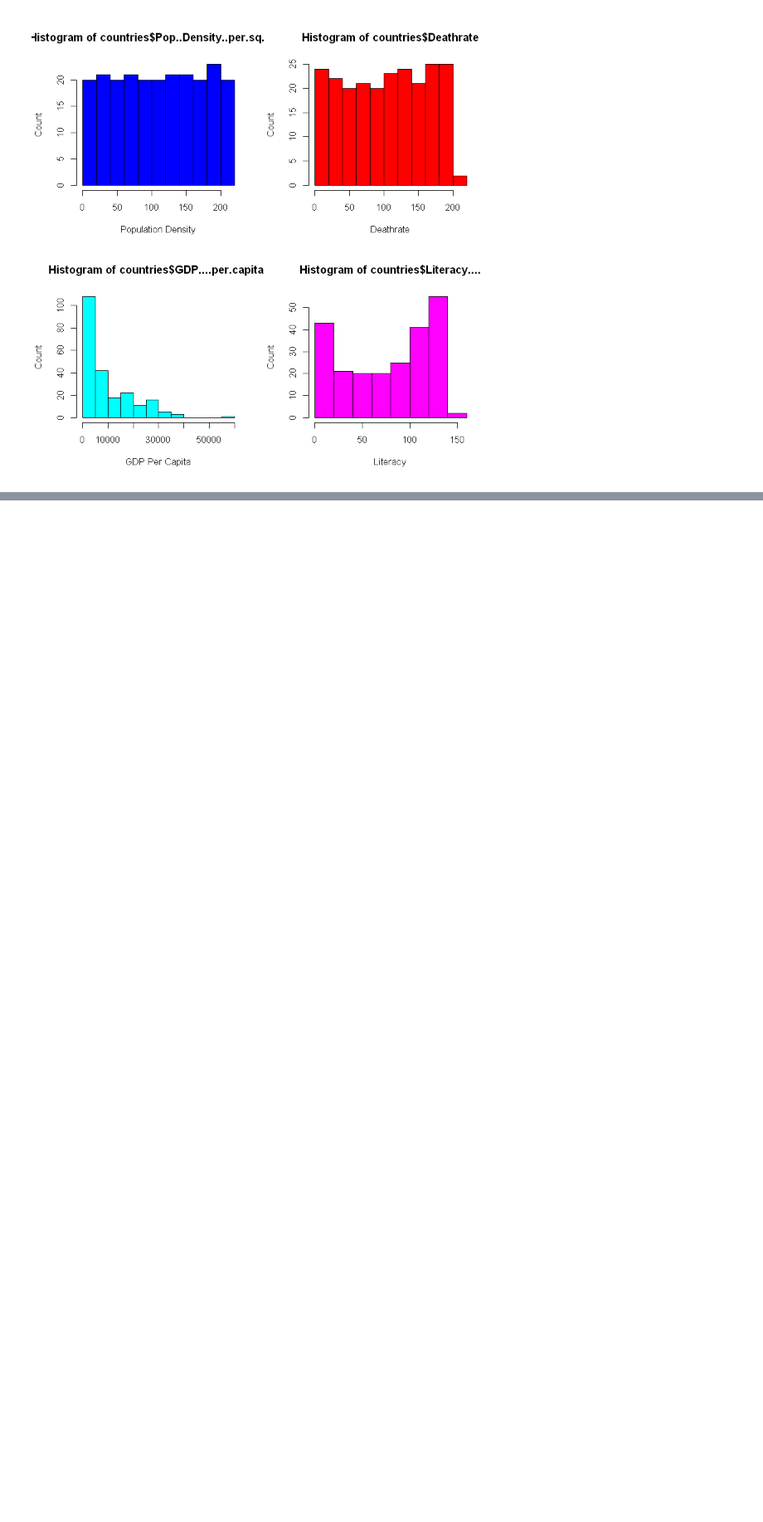
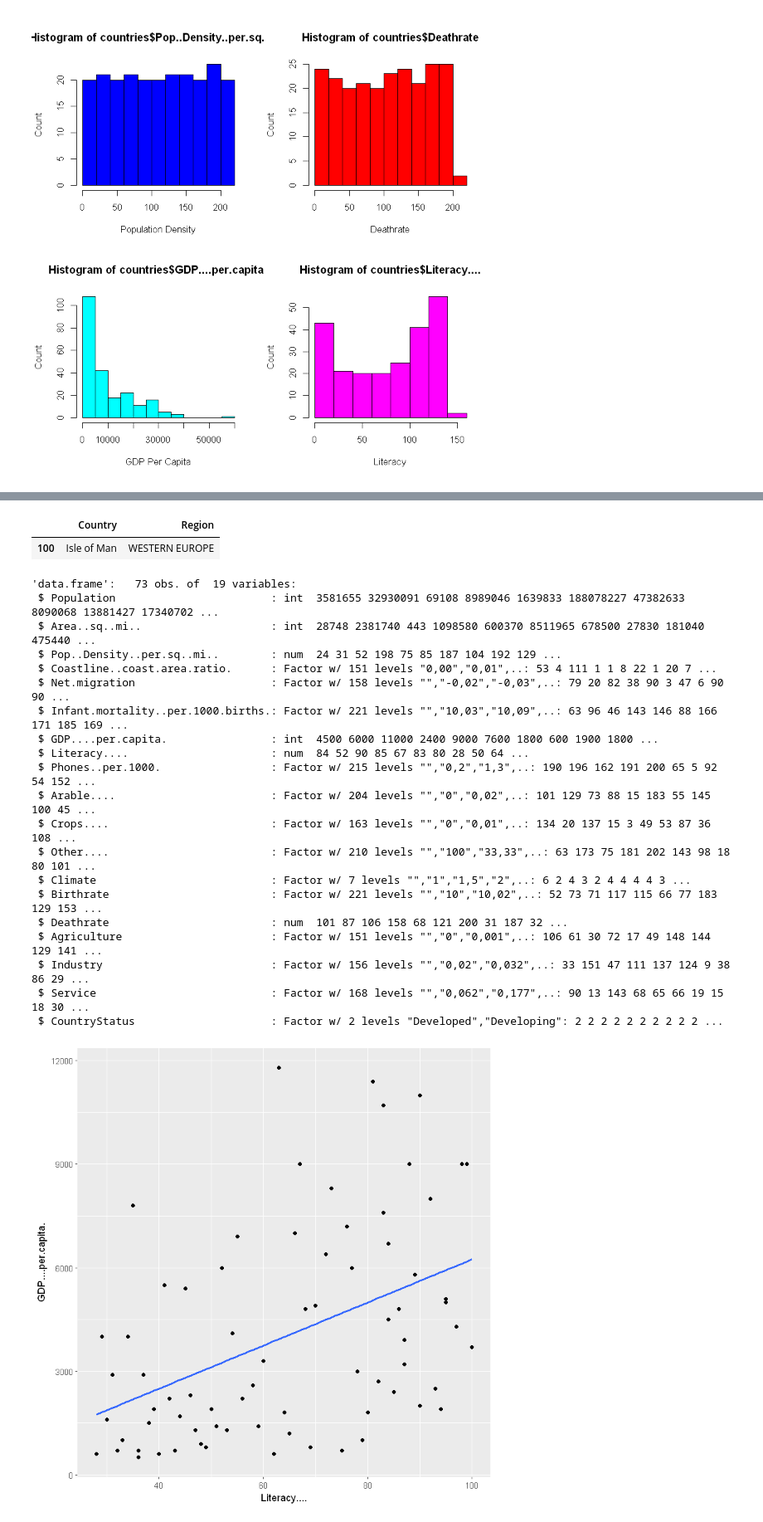
Before and after one commit to vknguyen1902/data-mining, a Jupyter notebook: Countries of the World Dataset.ipynb, the cells around one changed output, grey strips where cells are left out. Shown at 83% size. Drawn from its saved outputs; the diff is of its cells as text; code cells hidden in the pictures; blank space fills up the shorter version.

```diff
--- a/Countries of the World Dataset.ipynb
+++ b/Countries of the World Dataset.ipynb
@@ -147,0 +225,34 @@ Warning message:
+# %%
+#Highest Literacy Rate
+rownames[max(clean$Literacy....),]
+# %% [output]
+|  | Country | Region |
+| 100 | Isle of Man | WESTERN EUROPE |
+# %%
+clean_developing <- clean[clean$CountryStatus == "Developing",]
+str(clean_developing)
+ggplot(data = clean_developing, aes(x = Literacy...., y = GDP....per.capita.)) +
+  geom_point() +
+  geom_smooth(method = "lm", se = FALSE)
+# %% [output]
+'data.frame':   73 obs. of  19 variables:
+ $ Population                        : int  3581655 32930091 69108 8989046 1639833 188078227 47382633 8090068 13881427 17340702 ...
+ $ Area..sq..mi..                    : int  28748 2381740 443 1098580 600370 8511965 678500 27830 181040 475440 ...
+ $ Pop..Density..per.sq..mi..        : num  24 31 52 198 75 85 187 104 192 129 ...
+ $ Coastline..coast.area.ratio.      : Factor w/ 151 levels "0,00","0,01",..: 53 4 111 1 1 8 22 1 20 7 ...
+ $ Net.migration                     : Factor w/ 158 levels "","-0,02","-0,03",..: 79 20 82 38 90 3 47 6 90 90 ...
+ $ Infant.mortality..per.1000.births.: Factor w/ 221 levels "","10,03","10,09",..: 63 96 46 143 146 88 166 171 185 169 ...
+ $ GDP....per.capita.                : int  4500 6000 11000 2400 9000 7600 1800 600 1900 1800 ...
+ $ Literacy....                      : num  84 52 90 85 67 83 80 28 50 64 ...
+ $ Phones..per.1000.                 : Factor w/ 215 levels "","0,2","1,3",..: 190 196 162 191 200 65 5 92 54 152 ...
+ $ Arable....                        : Factor w/ 204 levels "","0","0,02",..: 101 129 73 88 15 183 55 145 100 45 ...
+ $ Crops....                         : Factor w/ 163 levels "","0","0,01",..: 134 20 137 15 3 49 53 87 36 108 ...
+ $ Other....                         : Factor w/ 210 levels "","100","33,33",..: 63 173 75 181 202 143 98 18 80 101 ...
+ $ Climate                           : Factor w/ 7 levels "","1","1,5","2",..: 6 2 4 3 2 4 4 4 4 3 ...
+ $ Birthrate                         : Factor w/ 221 levels "","10","10,02",..: 52 73 71 117 115 66 77 183 129 153 ...
+ $ Deathrate                         : num  101 87 106 158 68 121 200 31 187 32 ...
+ $ Agriculture                       : Factor w/ 151 levels "","0","0,001",..: 106 61 30 72 17 49 148 144 129 141 ...
+ $ Industry                          : Factor w/ 156 levels "","0,02","0,032",..: 33 151 47 111 137 124 9 38 86 29 ...
+ $ Service                           : Factor w/ 168 levels "","0,062","0,177",..: 90 13 143 68 65 66 19 15 18 30 ...
+ $ CountryStatus                     : Factor w/ 2 levels "Developed","Developing": 2 2 2 2 2 2 2 2 2 2 ...
+[figure, added]
```
Also changed, not shown: parts of 9 cells of this notebook.
